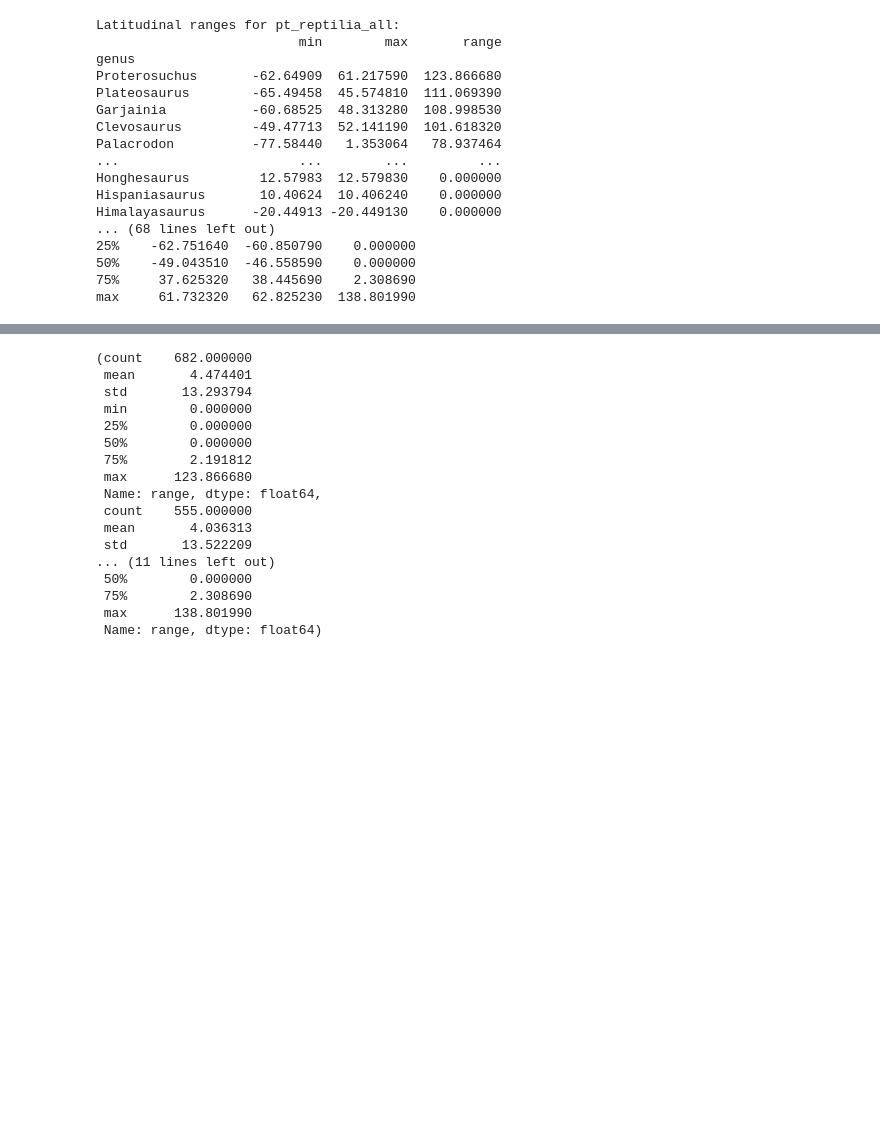
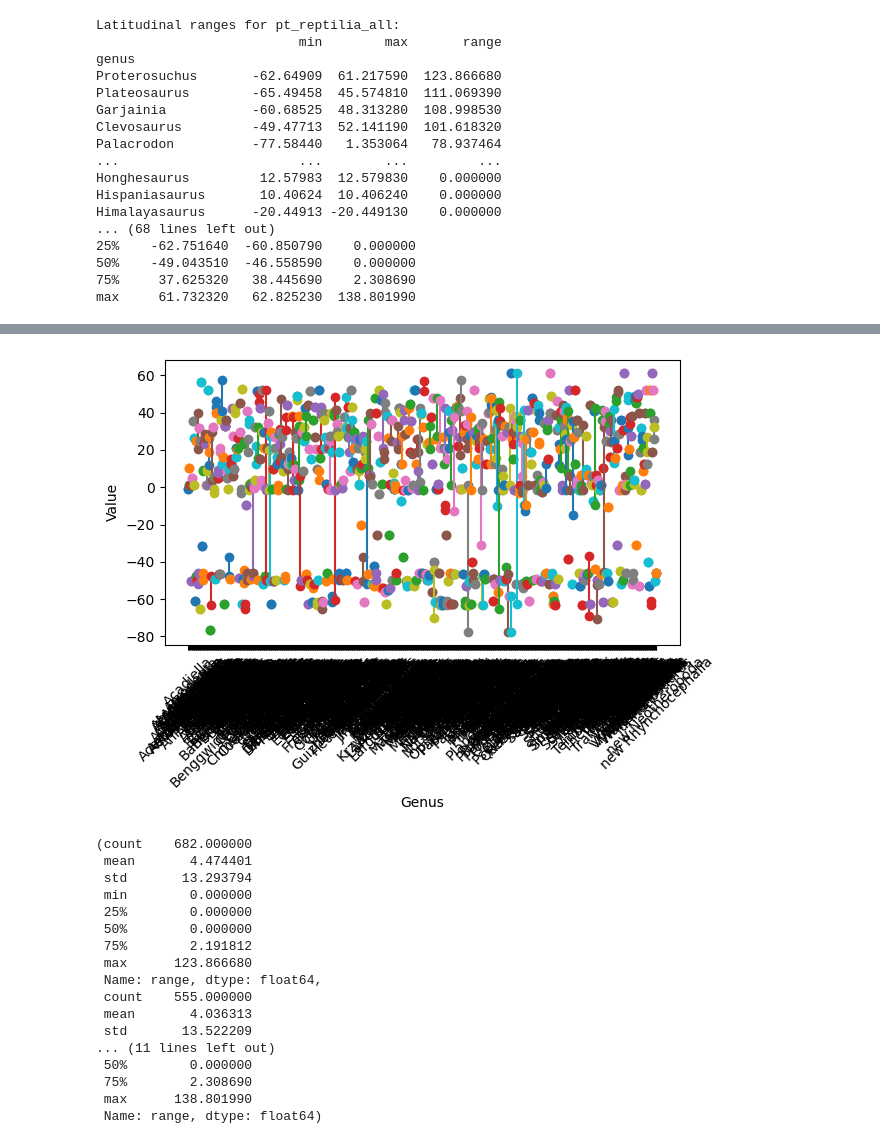
Before and after one commit to shelleylwang/pt_diversity_rates, a Jupyter notebook: updated_occurrence_analyses/data/eda.ipynb, the cells around one changed output, grey strips where cells are left out. Drawn from its saved outputs; the diff is of its cells as text; code cells hidden in the pictures; blank space fills up the shorter version.

```diff
--- a/updated_occurrence_analyses/data/eda.ipynb
+++ b/updated_occurrence_analyses/data/eda.ipynb
@@ -617,3 +656,25 @@ max     61.732320   62.825230  138.801990
+# %%
+# Graphing latitudinal ranges
+# genus on x axis
+
+# for each genus, plot the min and max latitudes as one line
+# Plotting
+fig, ax = plt.subplots()
+
+# Iterate through each row in the DataFrame and plot a vertical line
+for index, row in pt_reptilia_all_lat_ranges.iterrows():
+    ax.plot([index, index], [row['min'], row['max']], marker='o')
+
+# Labeling the axes
+ax.set_xlabel('Genus')
+ax.set_ylabel('Value')
+
+# Display the plot
+plt.xticks(rotation=45)  # Rotate x-axis labels if necessary
+plt.tight_layout()
+plt.show()
+# %% [output]
+[figure, added]
 # %%
 pt_reptilia_all_lat_ranges['range'].describe(), pt_reptilia_terr_lat_ranges['range'].describe(), pt_synapsida_lat_ranges['range'].describe()
 # %% [output]
```
Also changed, not shown: parts of 1 cell of this notebook, 3 other files.
